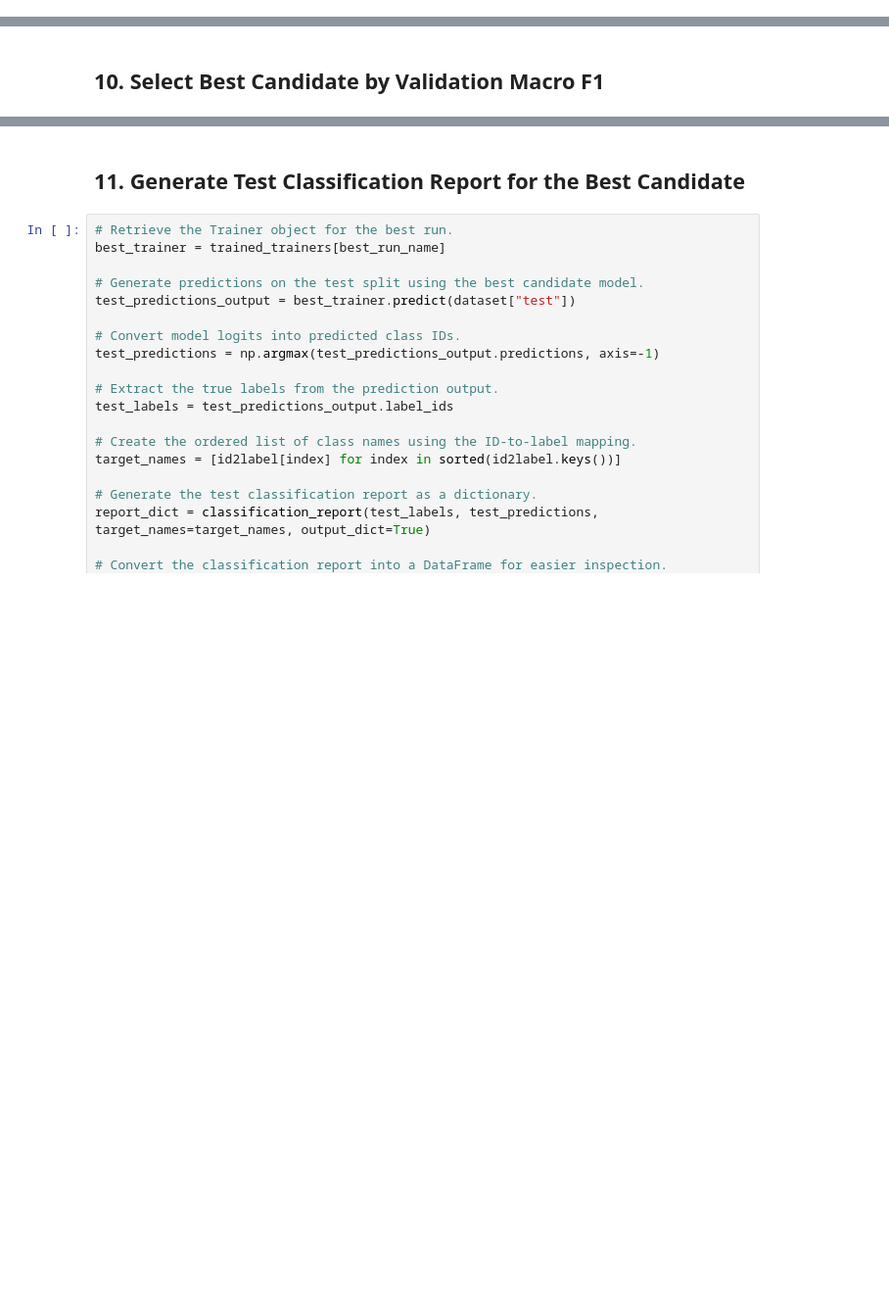
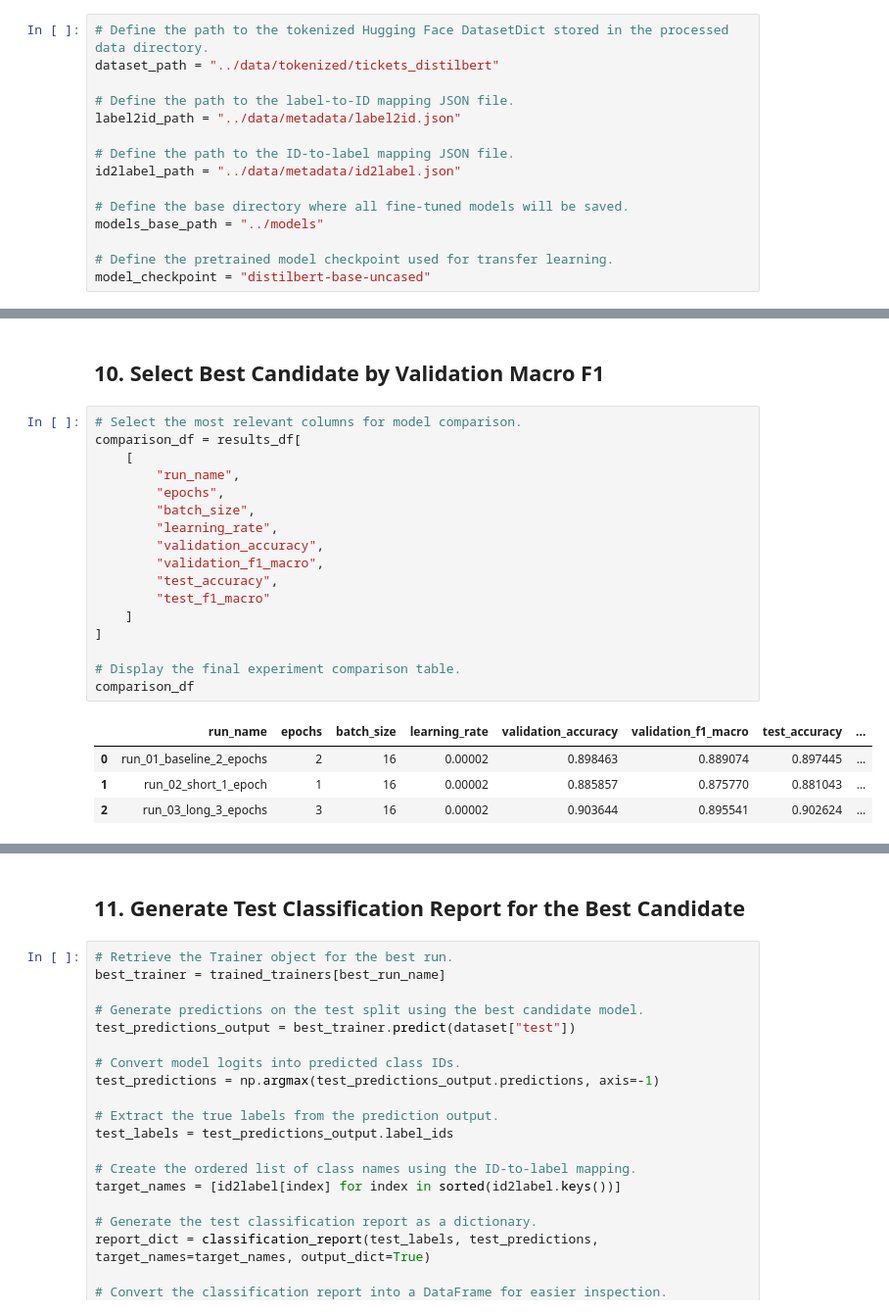
Before and after one commit to ImmaniTr/it-ticket-classification-mlops, a Jupyter notebook: notebooks/03_fine_tuning_and_optimization.ipynb, the cells around one changed output, grey strips where cells are left out. Shown at 98% size. Cells and saved outputs as stored; diff of their text form; blank space fills up the shorter version.

```diff
--- a/notebooks/03_fine_tuning_and_optimization.ipynb
+++ b/notebooks/03_fine_tuning_and_optimization.ipynb
@@ -92,3 +55,18 @@ model_checkpoint = "distilbert-base-uncased
+# %%
+# Define the path to the tokenized Hugging Face DatasetDict stored in the processed data directory.
+dataset_path = "../data/tokenized/tickets_distilbert"
+
+# Define the path to the label-to-ID mapping JSON file.
+label2id_path = "../data/metadata/label2id.json"
+
+# Define the path to the ID-to-label mapping JSON file.
+id2label_path = "../data/metadata/id2label.json"
+
+# Define the base directory where all fine-tuned models will be saved.
+models_base_path = "../models"
+
+# Define the pretrained model checkpoint used for transfer learning.
+model_checkpoint = "distilbert-base-uncased"
 # %% [markdown]
 ## 4. Load Tokenized Dataset and Label Mappings
 # %%
@@ -336,2 +402,24 @@ results_df
 # %% [markdown]
 ## 10. Select Best Candidate by Validation Macro F1
+# %%
+# Select the most relevant columns for model comparison.
+comparison_df = results_df[
+    [
+        "run_name",
+        "epochs",
+        "batch_size",
+        "learning_rate",
+        "validation_accuracy",
+        "validation_f1_macro",
+        "test_accuracy",
+        "test_f1_macro"
+    ]
+]
+
+# Display the final experiment comparison table.
+comparison_df
+# %% [output]
+|  | run_name | epochs | batch_size | learning_rate | validation_accuracy | validation_f1_macro | test_accuracy | ... |
+| 0 | run_01_baseline_2_epochs | 2 | 16 | 0.00002 | 0.898463 | 0.889074 | 0.897445 | ... |
+| 1 | run_02_short_1_epoch | 1 | 16 | 0.00002 | 0.885857 | 0.875770 | 0.881043 | ... |
+| 2 | run_03_long_3_epochs | 3 | 16 | 0.00002 | 0.903644 | 0.895541 | 0.902624 | ... |
```
Also changed, not shown: parts of 22 cells of this notebook, 24 other files.
